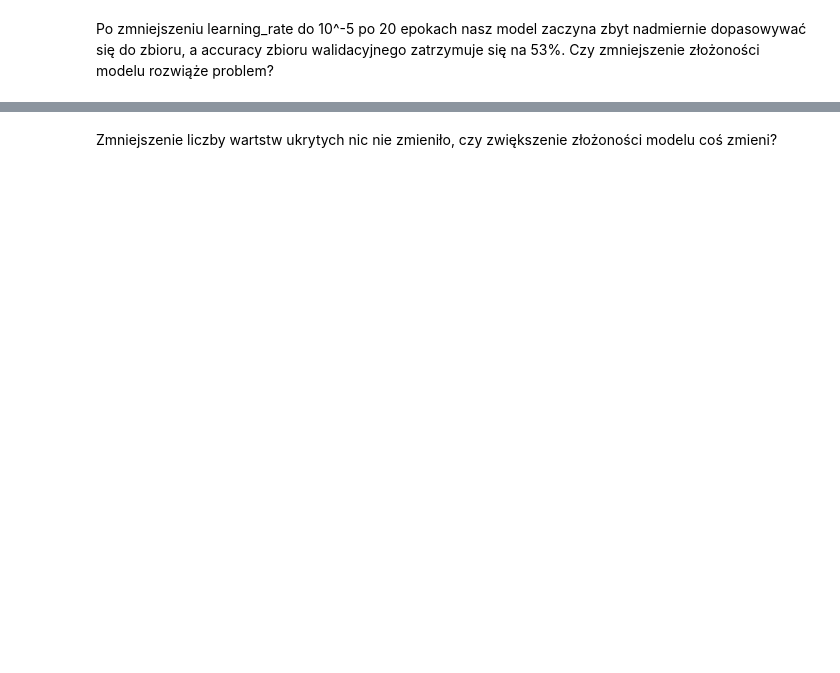
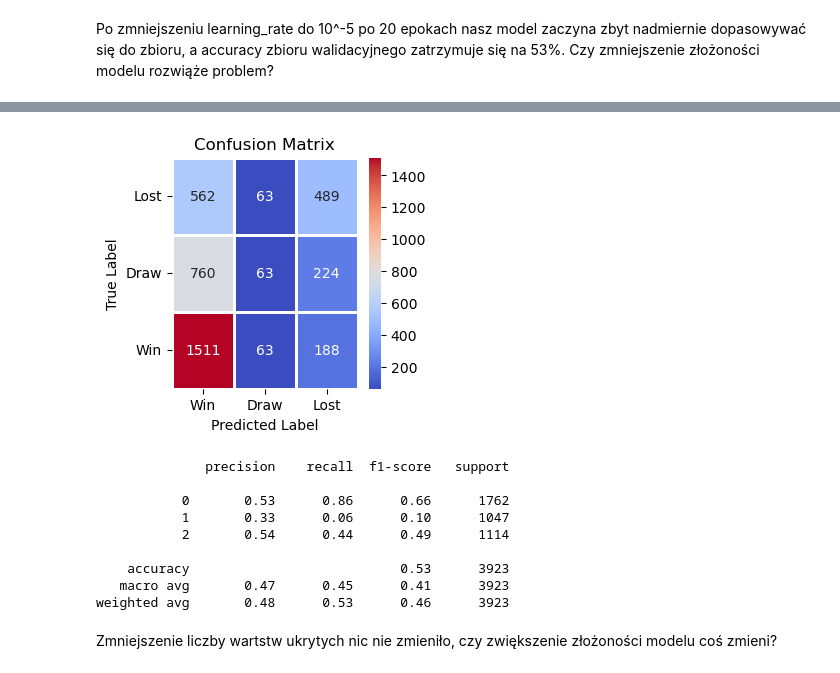
Before and after one commit to Aleksander2a/neural-networks-project, a Jupyter notebook: neural_networks/Football match result prediction.ipynb, the cells around one changed output, grey strips where cells are left out. Cells and saved outputs as stored; diff of their text form; code cells hidden in the pictures; blank space fills up the shorter version.

```diff
--- a/neural_networks/Football match result prediction.ipynb
+++ b/neural_networks/Football match result prediction.ipynb
@@ -697,0 +763,14 @@ PlotAccuracyComparison(acc1, val_acc1)
+# %%
+test_results_pred = model1.predict(X_test)
+
+# Take the class with the highest probability from the test predictions as a winning one
+max_test_results_pred = np.argmax(test_results_pred, axis=1)
+max_test_results = np.argmax(y_test, axis=1)
+
+
+# Show the confusion matrix of the collected results
+show_confusion_matrix(max_test_results, max_test_results_pred, num_classes=3)
+
+# Print classification report
+print(classification_report(max_test_results, max_test_results_pred))
+# %% [output]
@@ -698,3 +778,13 @@ PlotAccuracyComparison(acc1, val_acc1)
+[figure, added]
+              precision    recall  f1-score   support
+
+           0       0.53      0.86      0.66      1762
+           1       0.33      0.06      0.10      1047
+           2       0.54      0.44      0.49      1114
+
+    accuracy                           0.53      3923
+   macro avg       0.47      0.45      0.41      3923
+weighted avg       0.48      0.53      0.46      3923
 # %% [markdown]
 Zmniejszenie liczby wartstw ukrytych nic nie zmieniło, czy zwiększenie złożoności modelu coś zmieni?
 # %%
```
Also changed, not shown: parts of 45 cells of this notebook, 1 other file.
